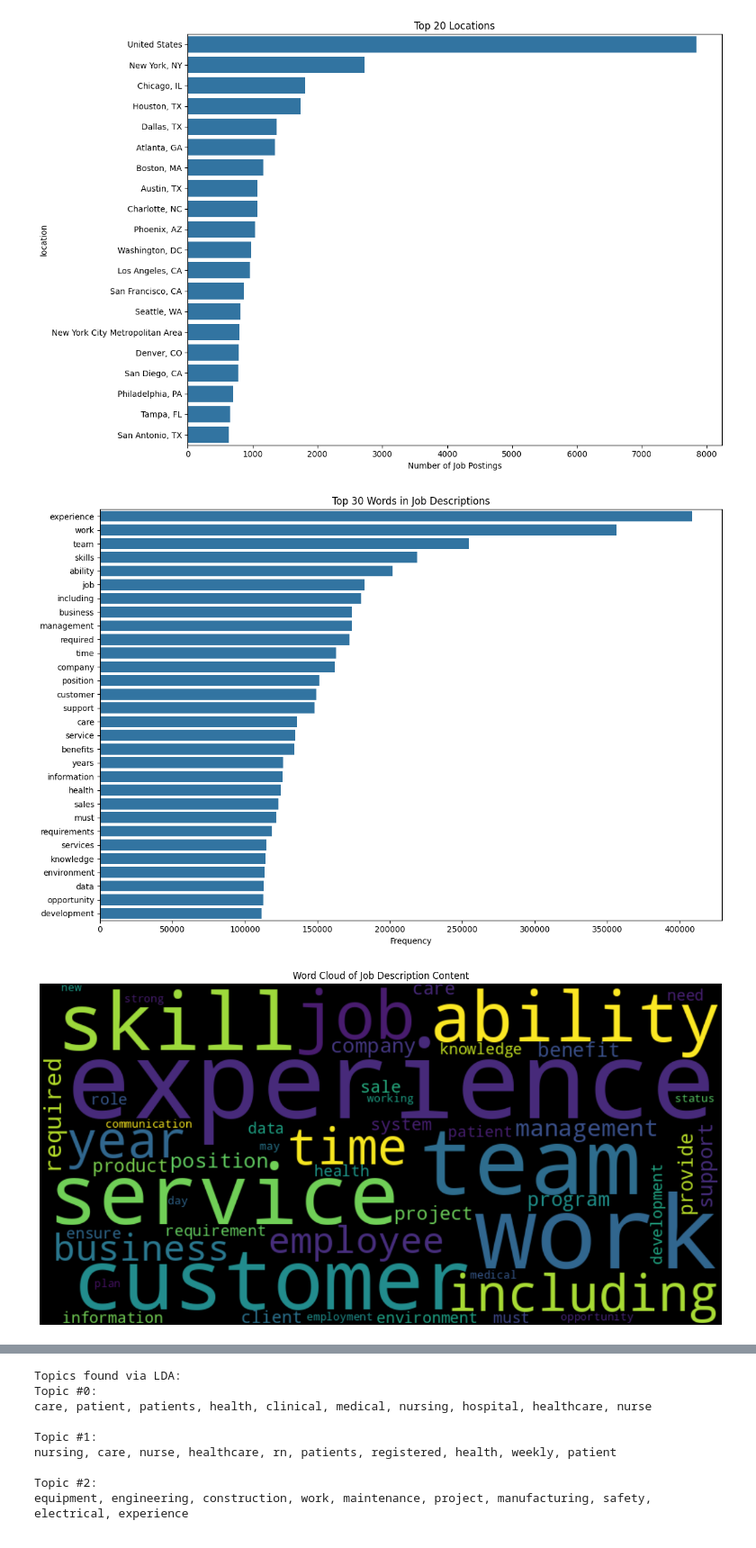
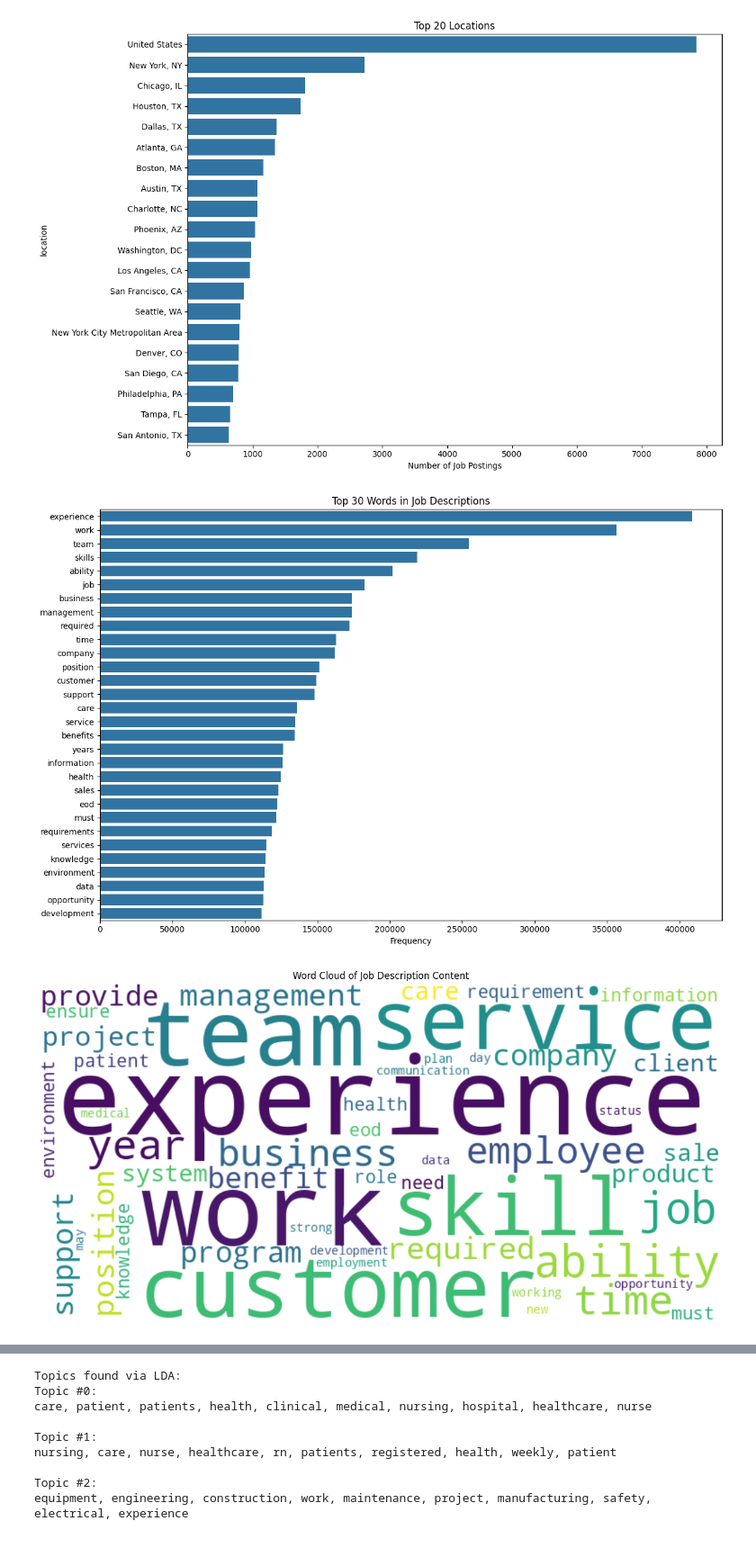
Before and after one commit to gabcal07/NLP_Linkedin_offers, a Jupyter notebook: models/src/generation/dataset_analysis.ipynb, the cells around one changed output, grey strips where cells are left out. Shown at 90% size. Saved outputs shown, nothing was run; the diff lists cells and outputs as text; code cells hidden in the pictures.

Commit message:
update: some details in couple notebooks for last testing and get graphs for report

```diff
--- a/models/src/generation/dataset_analysis.ipynb
+++ b/models/src/generation/dataset_analysis.ipynb
@@ -207,39 +207,39 @@ def get_words(text):
     # Convert to lowercase and split
     words = re.findall(r"\b[a-zA-Z]{3,}\b", text.lower())
     # Remove stopwords
-    return [word for word in words if word not in stop_words]
+    return [word for word in words if word not in stop_words and word != "including" and word != "<EOD>"]
 
 
 # Extract common words from descriptions
 all_words = []
 for desc in descriptions_df["description"].dropna():
     all_words.extend(get_words(desc))
 
 word_freq = Counter(all_words).most_common(30)
 words, counts = zip(*word_freq)
 
 plt.figure(figsize=(12, 8))
 sns.barplot(y=words, x=counts)
 plt.title("Top 30 Words in Job Descriptions")
 plt.xlabel("Frequency")
 plt.tight_layout()
 plt.show()
 
 # Word cloud visualization
 from wordcloud import WordCloud
 
 wordcloud = WordCloud(
-    width=800, height=400, background_color="black", max_words=50, collocations=False
+    width=800, height=400, background_color="white", max_words=50, collocations=False
 ).generate(" ".join(all_words))
 
 plt.figure(figsize=(16, 8))
 plt.imshow(wordcloud, interpolation="bilinear")
 plt.axis("off")
 plt.title("Word Cloud of Job Description Content")
 plt.show()
 # %% [output]
-[figure, old version]
+[figure, new version]
-[figure, old version]
+[figure, new version]
 # %%
 # Analyze job titles
 title_words = []
```
Also changed, not shown: parts of 1 cell of this notebook, 1 other file.
